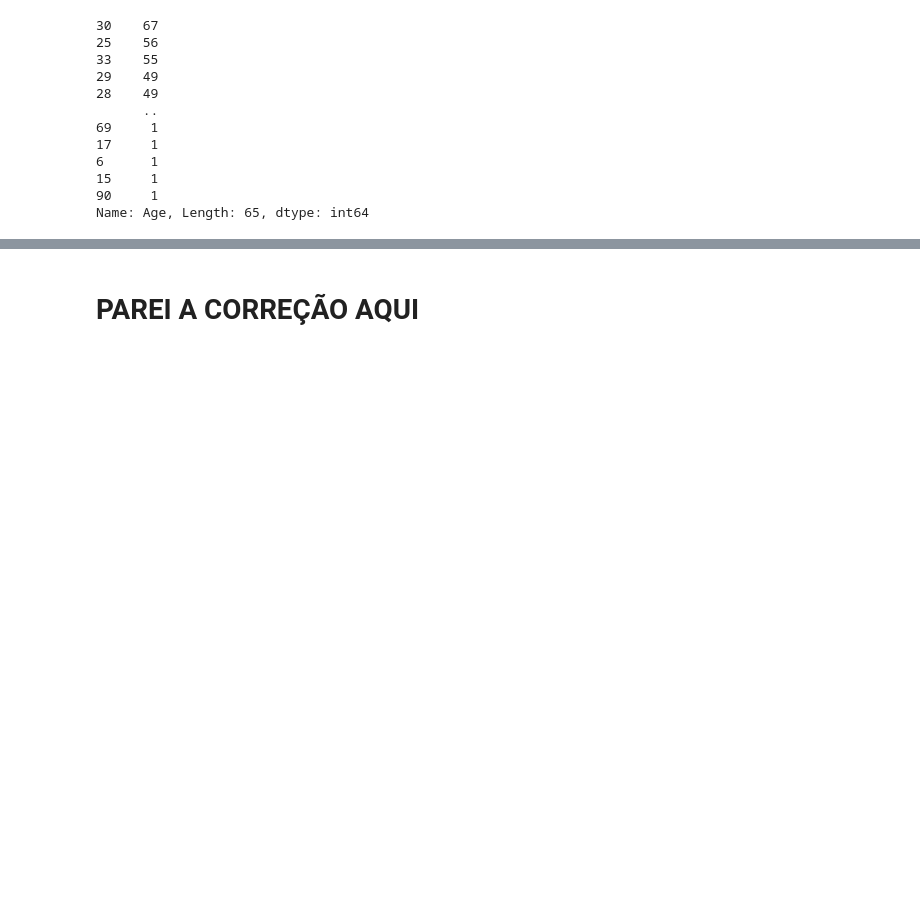
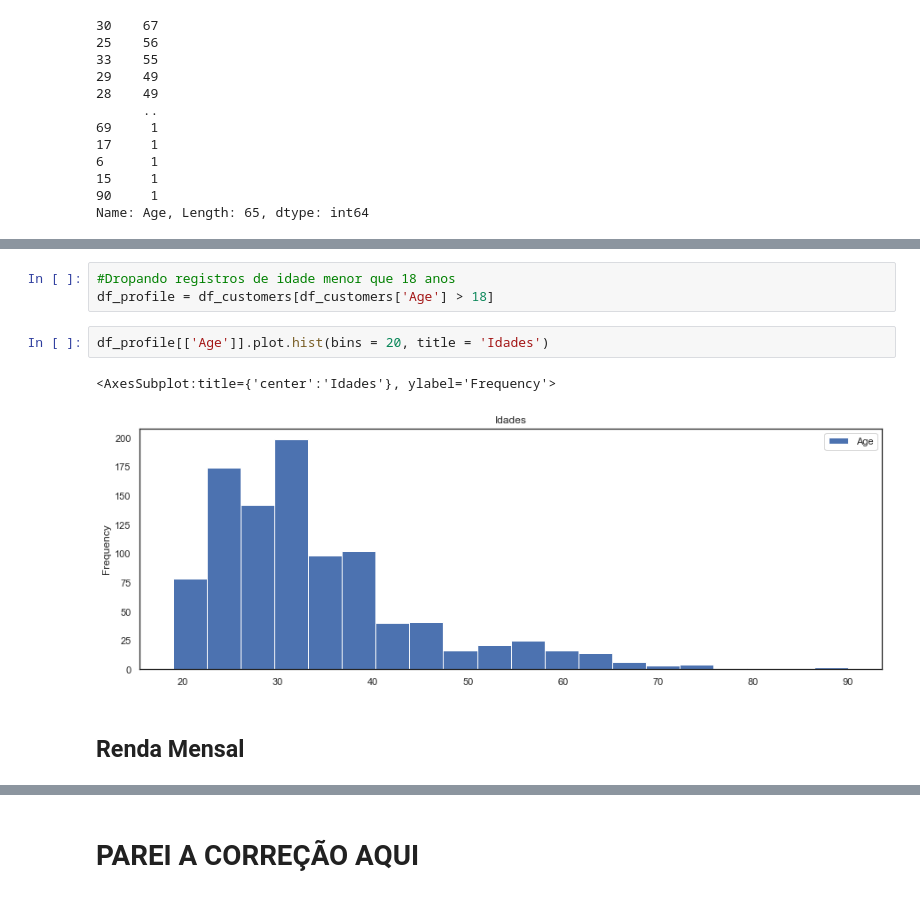
Before and after one commit to allanacardoso/warren, a Jupyter notebook: data/Análise_warren.ipynb, the cells around one changed output, grey strips where cells are left out. Cells and saved outputs as stored; diff of their text form; blank space fills up the shorter version.

```diff
--- a/data/Análise_warren.ipynb
+++ b/data/Análise_warren.ipynb
@@ -350,0 +368,10 @@ Successfully installed plotly-5.3.1 tenacity-8.0.1
+# %%
+#Dropando registros de idade menor que 18 anos
+df_profile = df_customers[df_customers['Age'] > 18]
+# %%
+df_profile[['Age']].plot.hist(bins = 20, title = 'Idades')
+# %% [output]
+<AxesSubplot:title={'center':'Idades'}, ylabel='Frequency'>
+[figure, added]
+# %% [markdown]
+## Renda Mensal
```
Also changed, not shown: parts of 45 cells of this notebook.
